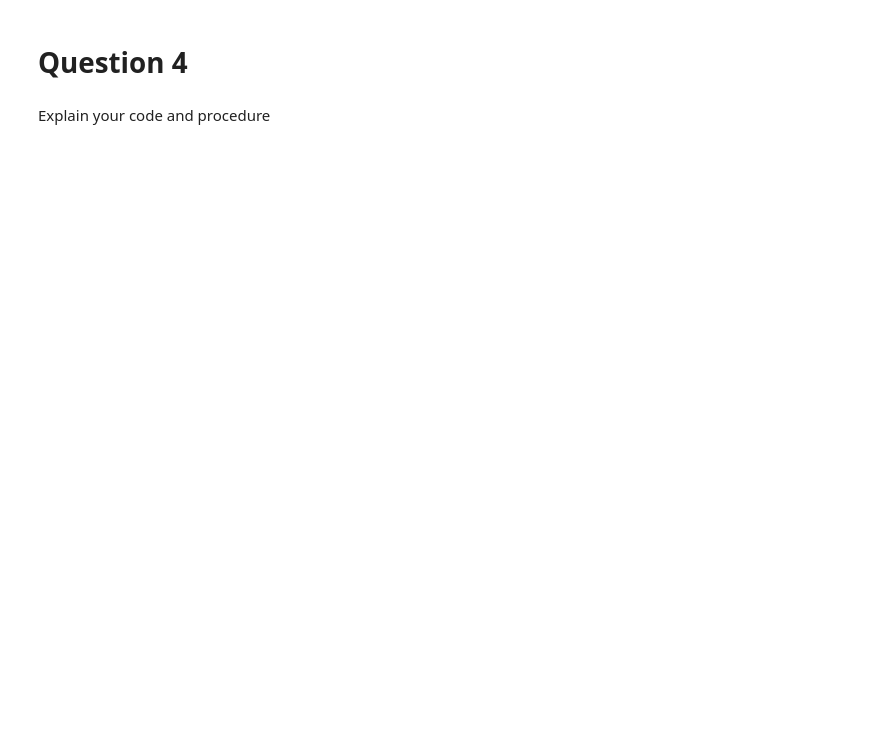
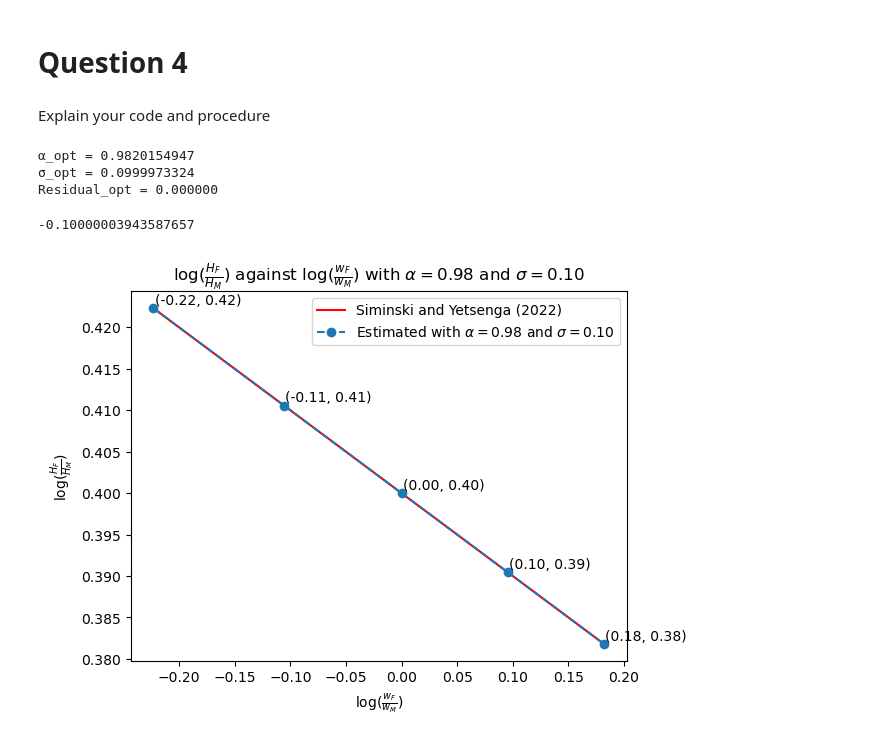
Before and after one commit to NumEconCopenhagen/projects-2023-rikke-og-emma, a Jupyter notebook: inauguralproject/inauguralproject.ipynb, the cells around one changed output. Drawn from its saved outputs; the diff is of its cells as text; code cells hidden in the pictures; blank space fills up the shorter version.

```diff
--- a/inauguralproject/inauguralproject.ipynb
+++ b/inauguralproject/inauguralproject.ipynb
@@ -202,0 +118,51 @@ print(f"Optimal sigma: {min_sigma}")
+# %%
+#Estimating alpha and sigma using the continously solved model
+model.estimate(mode='normal', do_print=True)
+
+#Settting alpha and sigma to the estimated values
+#model.par.alpha = model.opt.alpha
+#model.par.sigma = model.opt.sigma
+# %% [output]
+α_opt = 0.9820154947
+σ_opt = 0.0999973324
+Residual_opt = 0.000000
+# %%
+model.sol.beta1
+# %% [output]
+-0.10000003943587657
+# %%
+#Solving continously for HF/HM ratio and creating log of wFwM ratio
+model.solve_wF_vec()
+
+#Store results
+logHFHM_ratio_continous = np.log( model.sol.HF_vec / model.sol.HM_vec )
+logwFwM_ratio = np.log(model.par.wF_vec)
+
+#Generating line by estimates from Siminski and Yetsenga (2022)
+x = np.log(np.linspace(0.8, 1.2, 2))
+y = model.par.beta0_target + model.par.beta1_target*x
+
+#Plot results in a plot
+plt.plot(x, y, color = 'red', linestyle = '-', label='Siminski and Yetsenga (2022)')
+plt.plot(logwFwM_ratio, logHFHM_ratio_continous,
+         marker = 'o',
+         linestyle = '--',
+         label = 'Estimated with '+ r'$\alpha=$' f'{model.par.alpha:.2f}'+ " and " + r'$\sigma=$' f'{model.par.sigma:.2f}')
+
+plt.legend(loc='upper right')
+
+#Set title
+plt.title(r'$\log(\frac{H_F}{H_M})$' + " against " r'$\log(\frac{w_F}{w_M})$' + " with " + r'$\alpha=$' f'{model.par.alpha:.2f}'+ " and " + r'$\sigma=$' f'{model.par.sigma:.2f}')
+
+#Set labels
+plt.xlabel(r'$\log(\frac{w_F}{w_M})$')
+plt.ylabel(r'$\log(\frac{H_F}{H_M})$')
+
+#Looping over data to create annotations
+for i in range(5):
+    plt.annotate(f"({logwFwM_ratio[i]:.2f}, {logHFHM_ratio_continous[i]:.2f})", (logwFwM_ratio[i]+0.001, logHFHM_ratio_continous[i]+0.0005))
+
+#Show plot
+plt.show()
+# %% [output]
+[figure, added]
```
Also changed, not shown: parts of 5 cells of this notebook, 1 other file.
